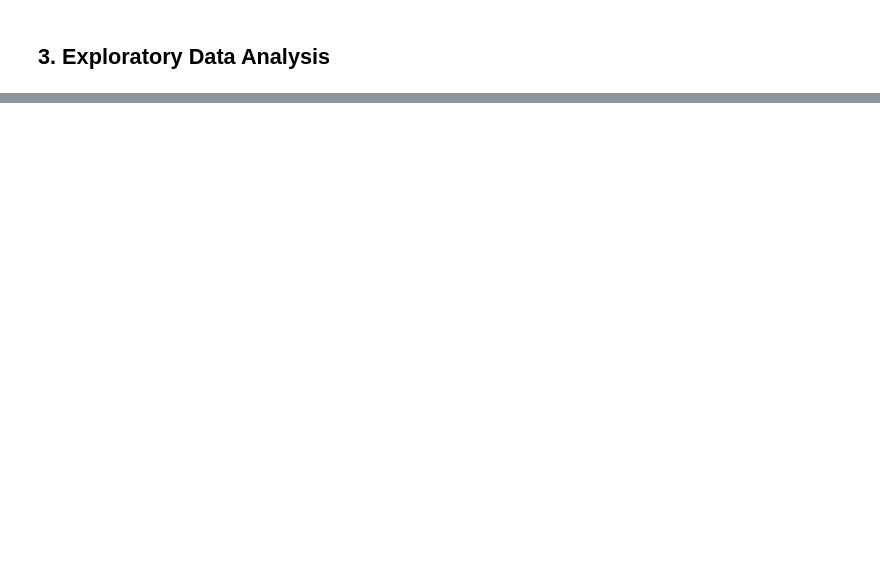
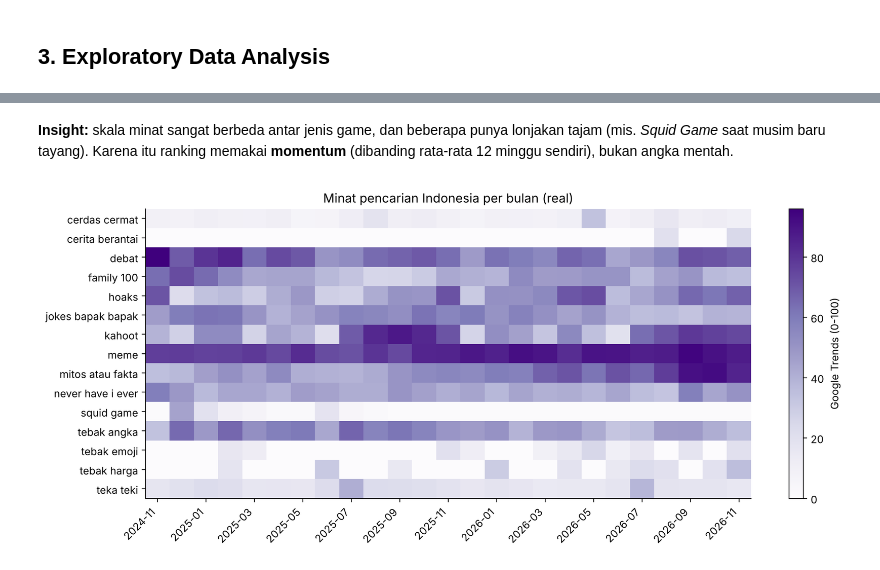
Before and after one commit to harits766/ai-game-generator, a Jupyter notebook: notebooks/capstone_analysis.ipynb, the cells around one changed output, grey strips where cells are left out. Drawn from its saved outputs; the diff is of its cells as text; code cells hidden in the pictures; blank space fills up the shorter version.

```diff
--- a/notebooks/capstone_analysis.ipynb
+++ b/notebooks/capstone_analysis.ipynb
@@ -106,0 +38,9 @@ rating kosong setelah imputasi: 0
+# %%
+wiki = pd.read_csv(REAL / 'wiki_weekly.csv', parse_dates=['week'])
+gt = pd.read_csv(REAL / 'gtrends_weekly.csv', parse_dates=['week'])
+log = json.loads((REAL / 'fetch_log.json').read_text())
+print('wiki   :', wiki.shape, '| seri:', wiki.game_id.nunique(), '| minggu:', wiki.week.min().date(), '->', wiki.week.max().date())
+print('gtrends:', gt.shape, '| seri:', gt.game_id.nunique())
+print('diambil:', log['run_at'])
+pd.DataFrame([{'game': NAMES.get(g, g), 'artikel Wikipedia': ', '.join(s['wiki']), 'keyword Google Trends': s['gtrends']}
+              for g, s in GAME_SOURCES.items()])
@@ -154,11 +169,0 @@ Name: players, dtype: float64
-# %%
-# afinitas game x jenis acara (lift = P(acara|game) / P(acara))
-ct = pd.crosstab(clean['game_id'].map(NAMES), clean['event_type'], normalize='index')
-lift = ct / clean['event_type'].value_counts(normalize=True)
-fig, ax = plt.subplots(figsize=(10, 6))
-im = ax.imshow(lift.values, cmap='PuOr_r', vmin=0.4, vmax=1.6)
-ax.set_xticks(range(len(lift.columns)), lift.columns, rotation=30, ha='right'); ax.set_yticks(range(len(lift)), lift.index)
-for i in range(lift.shape[0]):
-    for j in range(lift.shape[1]):
-        ax.text(j, i, f'{lift.values[i, j]:.1f}', ha='center', va='center', fontsize=8)
-ax.grid(False); plt.colorbar(im, label='lift'); ax.set_title('Kecocokan game dengan jenis acara (lift)'); plt.show()
@@ -404,0 +177,9 @@ Firebase/Supabase) bila pemain > 30 atau butuh banyak instance.
+# %% [markdown]
+**Insight:** skala minat sangat berbeda antar jenis game, dan beberapa punya lonjakan tajam (mis. *Squid Game* saat musim baru tayang). Karena itu ranking memakai **momentum** (dibanding rata-rata 12 minggu sendiri), bukan angka mentah.
+# %%
+pv = gt.pivot_table(index='keyword', columns=gt.week.dt.to_period('M').astype(str), values='google_trends')
+fig, ax = plt.subplots(figsize=(13, 5)); im = ax.imshow(pv.values, aspect='auto', cmap='Purples')
+ax.set_yticks(range(len(pv)), pv.index); ax.set_xticks(range(0, pv.shape[1], 2), pv.columns[::2], rotation=45, ha='right')
+ax.grid(False); plt.colorbar(im, label='Google Trends (0-100)'); ax.set_title('Minat pencarian Indonesia per bulan (real)'); plt.show()
+# %% [output]
+[figure, added]
```
Also changed, not shown: parts of 75 cells of this notebook, 35 other files.
